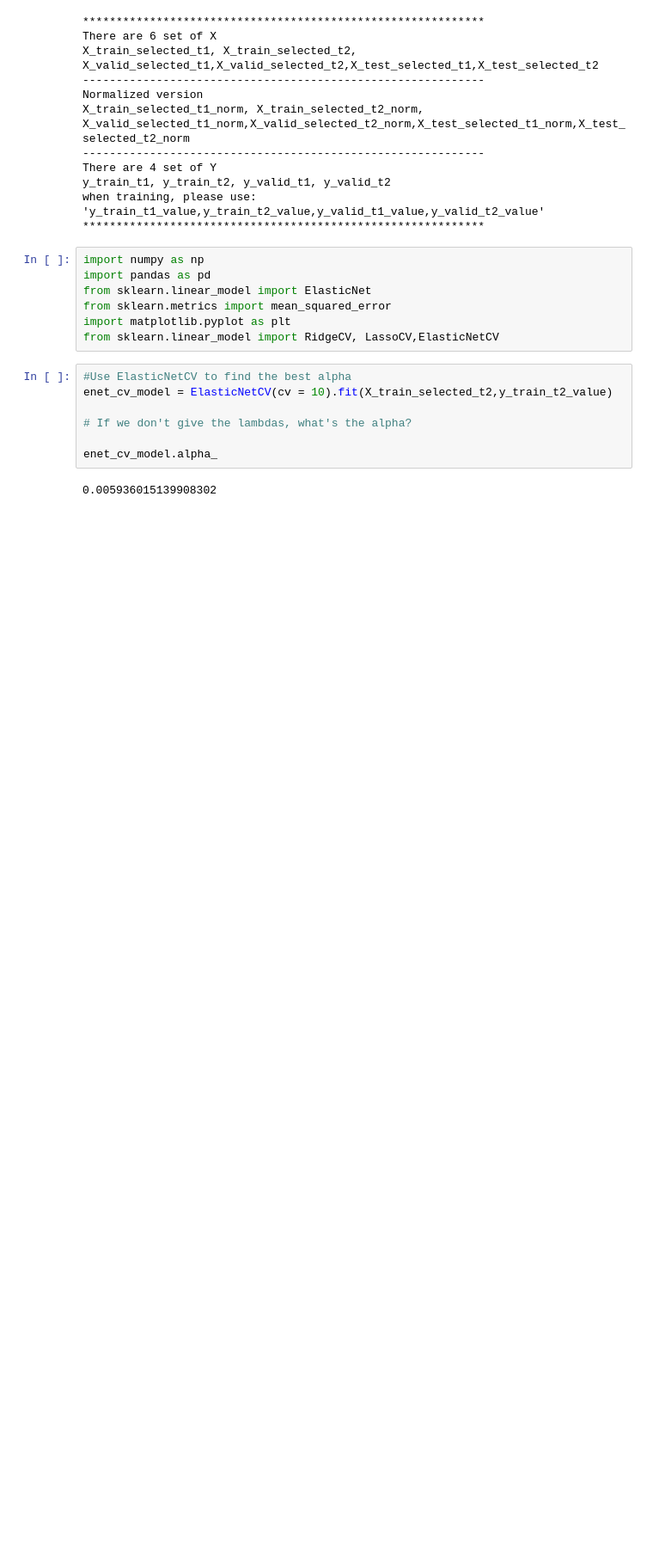
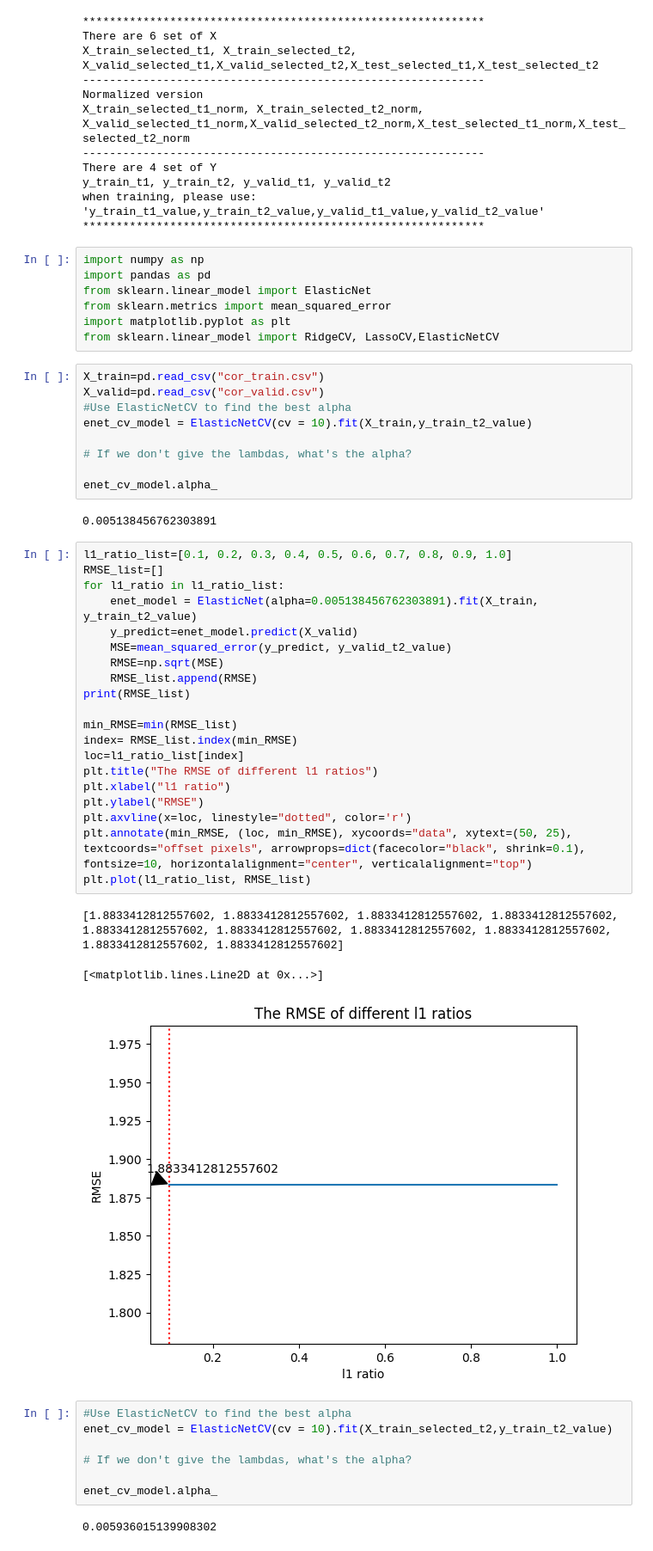
Before and after one commit to Justinfungi/Jebva-LOS-and-Mortality-Project-, a Jupyter notebook: Code/elastic_netValora/Elsastic_Net_task 2.ipynb, the cells around one changed output. Shown: that part at 86% size. Saved outputs shown, nothing was run; the diff lists cells and outputs as text; blank space fills up the shorter version.

```diff
--- a/Code/elastic_netValora/Elsastic_Net_task 2.ipynb
+++ b/Code/elastic_netValora/Elsastic_Net_task 2.ipynb
@@ -23,6 +23,41 @@ from sklearn.linear_model import ElasticNet
 from sklearn.metrics import mean_squared_error
 import matplotlib.pyplot as plt
 from sklearn.linear_model import RidgeCV, LassoCV,ElasticNetCV
+# %%
+X_train=pd.read_csv("cor_train.csv")
+X_valid=pd.read_csv("cor_valid.csv")
+#Use ElasticNetCV to find the best alpha
+enet_cv_model = ElasticNetCV(cv = 10).fit(X_train,y_train_t2_value)
+
+# If we don't give the lambdas, what's the alpha?
+
+enet_cv_model.alpha_
+# %% [output]
+0.005138456762303891
+# %%
+l1_ratio_list=[0.1, 0.2, 0.3, 0.4, 0.5, 0.6, 0.7, 0.8, 0.9, 1.0]
+RMSE_list=[]
+for l1_ratio in l1_ratio_list:
+    enet_model = ElasticNet(alpha=0.005138456762303891).fit(X_train, y_train_t2_value)
+    y_predict=enet_model.predict(X_valid)
+    MSE=mean_squared_error(y_predict, y_valid_t2_value)
+    RMSE=np.sqrt(MSE)
+    RMSE_list.append(RMSE)
+print(RMSE_list)
+
+min_RMSE=min(RMSE_list)
+index= RMSE_list.index(min_RMSE)
+loc=l1_ratio_list[index]
+plt.title("The RMSE of different l1 ratios")
+plt.xlabel("l1 ratio")
+plt.ylabel("RMSE")
+plt.axvline(x=loc, linestyle="dotted", color='r')
+plt.annotate(min_RMSE, (loc, min_RMSE), xycoords="data", xytext=(50, 25), textcoords="offset pixels", arrowprops=dict(facecolor="black", shrink=0.1), fontsize=10, horizontalalignment="center", verticalalignment="top")
+plt.plot(l1_ratio_list, RMSE_list)
+# %% [output]
+[1.8833412812557602, 1.8833412812557602, 1.8833412812557602, 1.8833412812557602, 1.8833412812557602, 1.8833412812557602, 1.8833412812557602, 1.8833412812557602, 1.8833412812557602, 1.8833412812557602]
+[<matplotlib.lines.Line2D at 0x...>]
+[figure, added]
 # %%
 #Use ElasticNetCV to find the best alpha
 enet_cv_model = ElasticNetCV(cv = 10).fit(X_train_selected_t2,y_train_t2_value)
```
Also changed, not shown: parts of 3 cells of this notebook.
